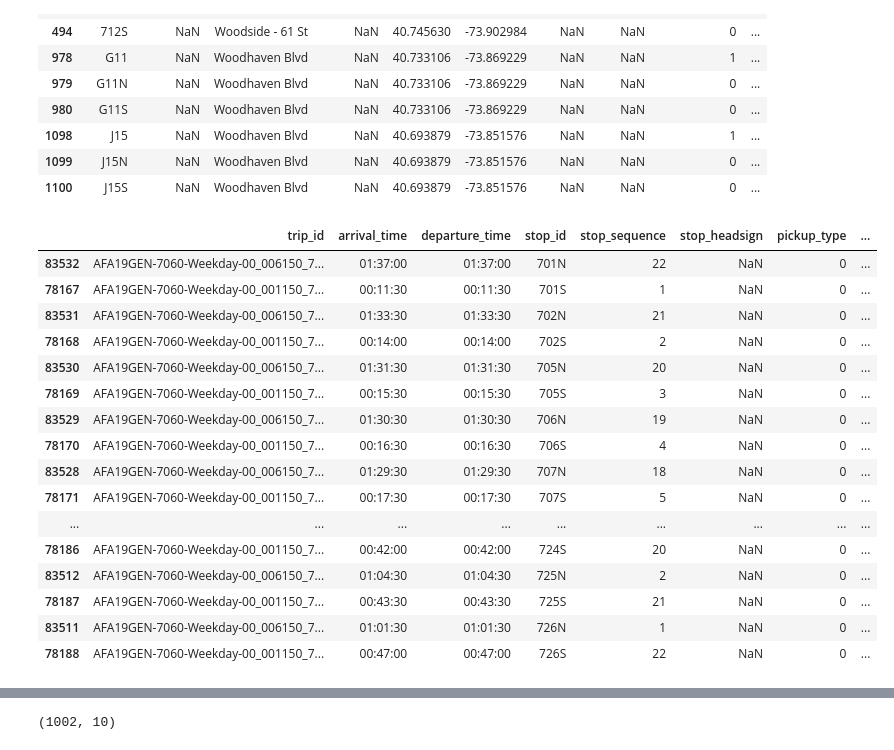
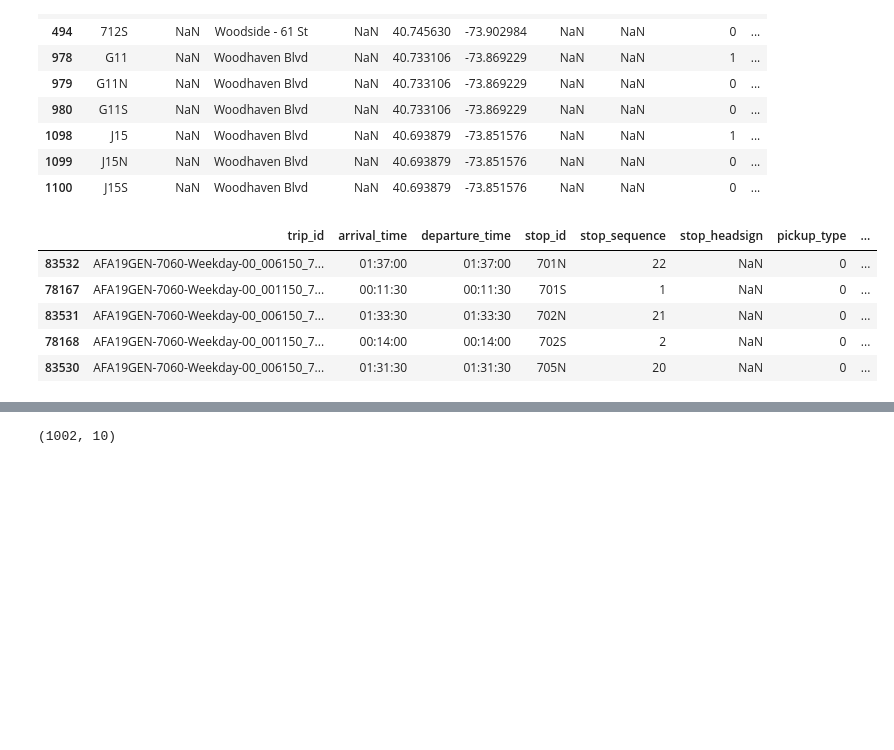
Before and after one commit to tsdataclinic/mta, a Jupyter notebook: notebooks/network/GTFS_Elevator_map.ipynb, the cells around one changed output, grey strips where cells are left out. Drawn from its saved outputs; the diff is of its cells as text; code cells hidden in the pictures; blank space fills up the shorter version.

```diff
--- a/notebooks/network/GTFS_Elevator_map.ipynb
+++ b/notebooks/network/GTFS_Elevator_map.ipynb
@@ -337,25 +331,14 @@ stops_new[stops_new.stop_name.str.contains('Wood')]
 # %%
 single_trips = weekday.drop_duplicates(['stop_id'],keep='first')
 # %%
-single_trips[single_trips.stop_id.str.startswith('7')].sort_values('stop_id')
+single_trips[single_trips.stop_id.str.startswith('7')].sort_values('stop_id').head()
 # %% [output]
 |  | trip_id | arrival_time | departure_time | stop_id | stop_sequence | stop_headsign | pickup_type | ... |
 | 83532 | AFA19GEN-7060-Weekday-00_006150_7... | 01:37:00 | 01:37:00 | 701N | 22 | NaN | 0 | ... |
 | 78167 | AFA19GEN-7060-Weekday-00_001150_7... | 00:11:30 | 00:11:30 | 701S | 1 | NaN | 0 | ... |
 | 83531 | AFA19GEN-7060-Weekday-00_006150_7... | 01:33:30 | 01:33:30 | 702N | 21 | NaN | 0 | ... |
 | 78168 | AFA19GEN-7060-Weekday-00_001150_7... | 00:14:00 | 00:14:00 | 702S | 2 | NaN | 0 | ... |
 | 83530 | AFA19GEN-7060-Weekday-00_006150_7... | 01:31:30 | 01:31:30 | 705N | 20 | NaN | 0 | ... |
-| 78169 | AFA19GEN-7060-Weekday-00_001150_7... | 00:15:30 | 00:15:30 | 705S | 3 | NaN | 0 | ... |
-| 83529 | AFA19GEN-7060-Weekday-00_006150_7... | 01:30:30 | 01:30:30 | 706N | 19 | NaN | 0 | ... |
-| 78170 | AFA19GEN-7060-Weekday-00_001150_7... | 00:16:30 | 00:16:30 | 706S | 4 | NaN | 0 | ... |
-| 83528 | AFA19GEN-7060-Weekday-00_006150_7... | 01:29:30 | 01:29:30 | 707N | 18 | NaN | 0 | ... |
-| 78171 | AFA19GEN-7060-Weekday-00_001150_7... | 00:17:30 | 00:17:30 | 707S | 5 | NaN | 0 | ... |
-| ... | ... | ... | ... | ... | ... | ... | ... | ... |
-| 78186 | AFA19GEN-7060-Weekday-00_001150_7... | 00:42:00 | 00:42:00 | 724S | 20 | NaN | 0 | ... |
-| 83512 | AFA19GEN-7060-Weekday-00_006150_7... | 01:04:30 | 01:04:30 | 725N | 2 | NaN | 0 | ... |
-| 78187 | AFA19GEN-7060-Weekday-00_001150_7... | 00:43:30 | 00:43:30 | 725S | 21 | NaN | 0 | ... |
-| 83511 | AFA19GEN-7060-Weekday-00_006150_7... | 01:01:30 | 01:01:30 | 726N | 1 | NaN | 0 | ... |
-| 78188 | AFA19GEN-7060-Weekday-00_001150_7... | 00:47:00 | 00:47:00 | 726S | 22 | NaN | 0 | ... |
 # %%
 trips.head()
 # %% [output]
```
Also changed, not shown: parts of 24 cells of this notebook, 4 other files.
